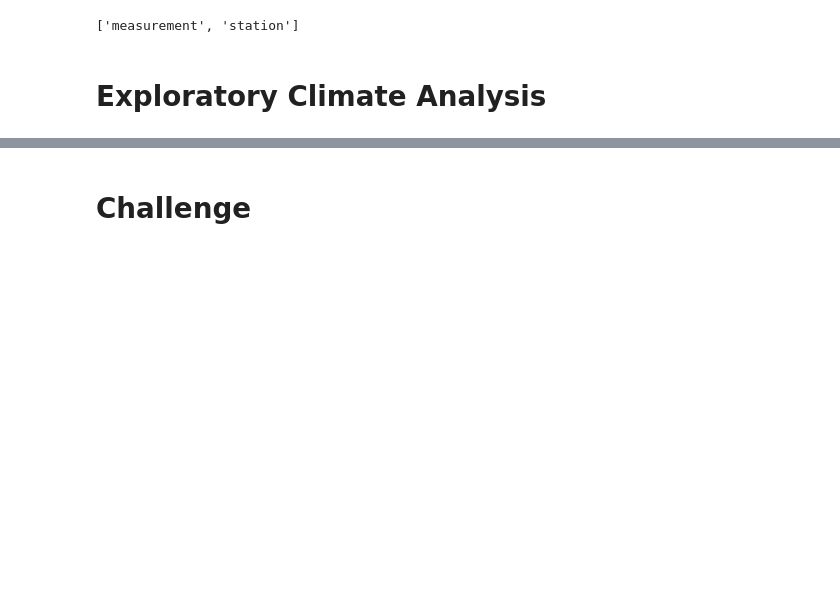
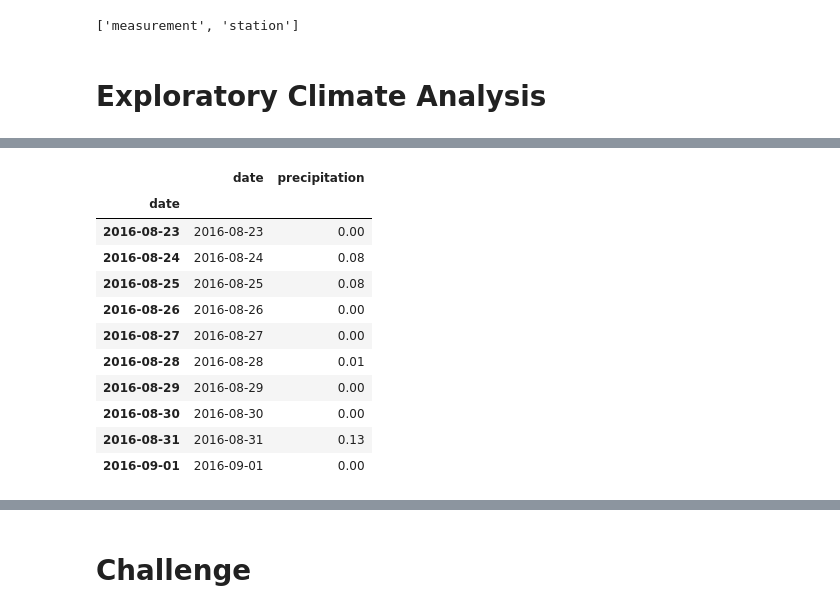
Before and after one commit to OpusRex/surfs_up, a Jupyter notebook: climate_analysis.ipynb, the cells around one changed output, grey strips where cells are left out. Saved outputs shown, nothing was run; the diff lists cells and outputs as text; code cells hidden in the pictures; blank space fills up the shorter version.

```diff
--- a/climate_analysis.ipynb
+++ b/climate_analysis.ipynb
@@ -55,0 +84,17 @@ session = Session(engine)
+# %%
+#set new index based on date, overwriting the original dataframe
+df.set_index(df['date'],inplace=True)
+df.head(10)
+# %% [output]
+|  | date | precipitation |
+| date |  |  |
+| 2016-08-23 | 2016-08-23 | 0.00 |
+| 2016-08-24 | 2016-08-24 | 0.08 |
+| 2016-08-25 | 2016-08-25 | 0.08 |
+| 2016-08-26 | 2016-08-26 | 0.00 |
+| 2016-08-27 | 2016-08-27 | 0.00 |
+| 2016-08-28 | 2016-08-28 | 0.01 |
+| 2016-08-29 | 2016-08-29 | 0.00 |
+| 2016-08-30 | 2016-08-30 | 0.00 |
+| 2016-08-31 | 2016-08-31 | 0.13 |
+| 2016-09-01 | 2016-09-01 | 0.00 |
```
Also changed, not shown: parts of 8 cells of this notebook.
